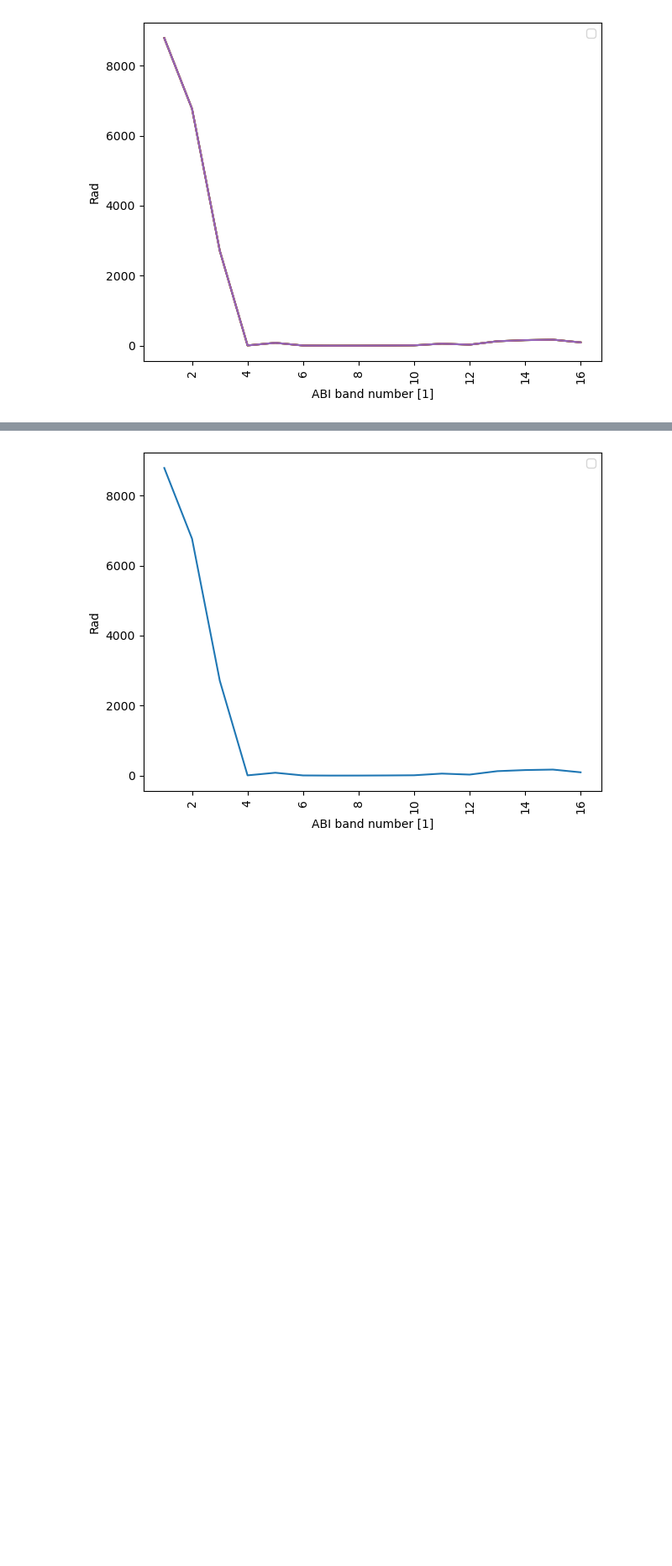
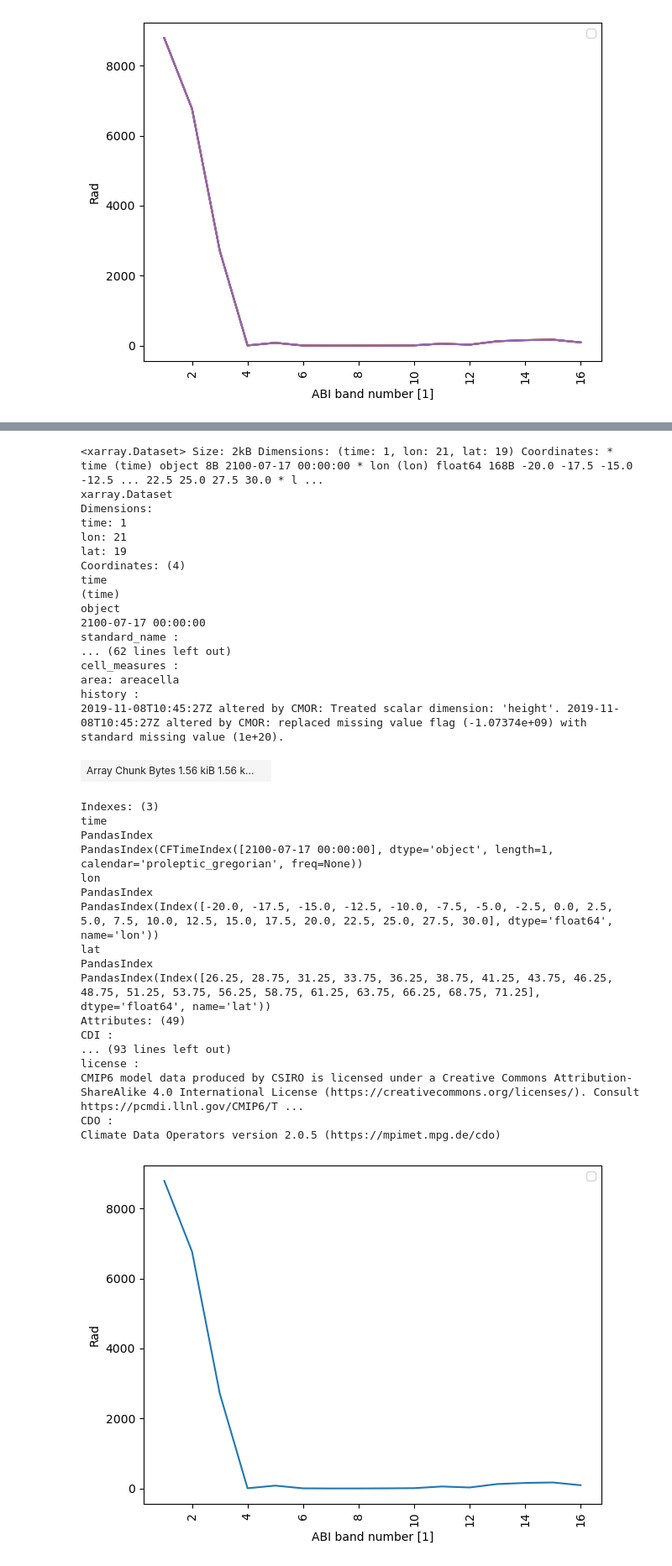
Before and after one commit to spaceml-org/rs_tools, a Jupyter notebook: notebooks/1.1-pipeline-goes16.ipynb, the cells around one changed output, grey strips where cells are left out. Shown at 84% size. Drawn from its saved outputs; the diff is of its cells as text; code cells hidden in the pictures; blank space fills up the shorter version.

```diff
--- a/notebooks/1.1-pipeline-goes16.ipynb
+++ b/notebooks/1.1-pipeline-goes16.ipynb
@@ -479,3 +537,42 @@ ds_std = ds_std.mean(["time"])
+# %%
+ds = xr.open_mfdataset("/pool/usuarios/tanea/data/storylines/CMIP6/tmax/delta_CC/europe/delta_tmax_access-cm2_JJA-period-mean_europe.nc", use_cftime=True)
+ds
+# %% [output]
+<xarray.Dataset> Size: 2kB Dimensions: (time: 1, lon: 21, lat: 19) Coordinates: * time (time) object 8B 2100-07-17 00:00:00 * lon (lon) float64 168B -20.0 -17.5 -15.0 -12.5 ... 22.5 25.0 27.5 30.0 * l ...
+xarray.Dataset
+Dimensions:
+time: 1
+lon: 21
+lat: 19
+Coordinates: (4)
+time
+(time)
+object
+2100-07-17 00:00:00
+standard_name :
+... (62 lines left out)
+cell_measures :
+area: areacella
+history :
+2019-11-08T10:45:27Z altered by CMOR: Treated scalar dimension: 'height'. 2019-11-08T10:45:27Z altered by CMOR: replaced missing value flag (-1.07374e+09) with standard missing value (1e+20).
+| Array Chunk Bytes 1.56 kiB 1.56 k... |  |
+Indexes: (3)
+time
+PandasIndex
+PandasIndex(CFTimeIndex([2100-07-17 00:00:00], dtype='object', length=1, calendar='proleptic_gregorian', freq=None))
+lon
+PandasIndex
+PandasIndex(Index([-20.0, -17.5, -15.0, -12.5, -10.0, -7.5, -5.0, -2.5, 0.0, 2.5, 5.0, 7.5, 10.0, 12.5, 15.0, 17.5, 20.0, 22.5, 25.0, 27.5, 30.0], dtype='float64', name='lon'))
+lat
+PandasIndex
+PandasIndex(Index([26.25, 28.75, 31.25, 33.75, 36.25, 38.75, 41.25, 43.75, 46.25, 48.75, 51.25, 53.75, 56.25, 58.75, 61.25, 63.75, 66.25, 68.75, 71.25], dtype='float64', name='lat'))
+Attributes: (49)
+CDI :
+... (93 lines left out)
+license :
+CMIP6 model data produced by CSIRO is licensed under a Creative Commons Attribution-ShareAlike 4.0 International License (https://creativecommons.org/licenses/). Consult https://pcmdi.llnl.gov/CMIP6/T ...
+CDO :
+Climate Data Operators version 2.0.5 (https://mpimet.mpg.de/cdo)
 # %%
 fig, ax = plt.subplots()
 ds_std.plot.line(x="band", ax=ax)
```
Also changed, not shown: parts of 16 cells of this notebook, 6 other files.
